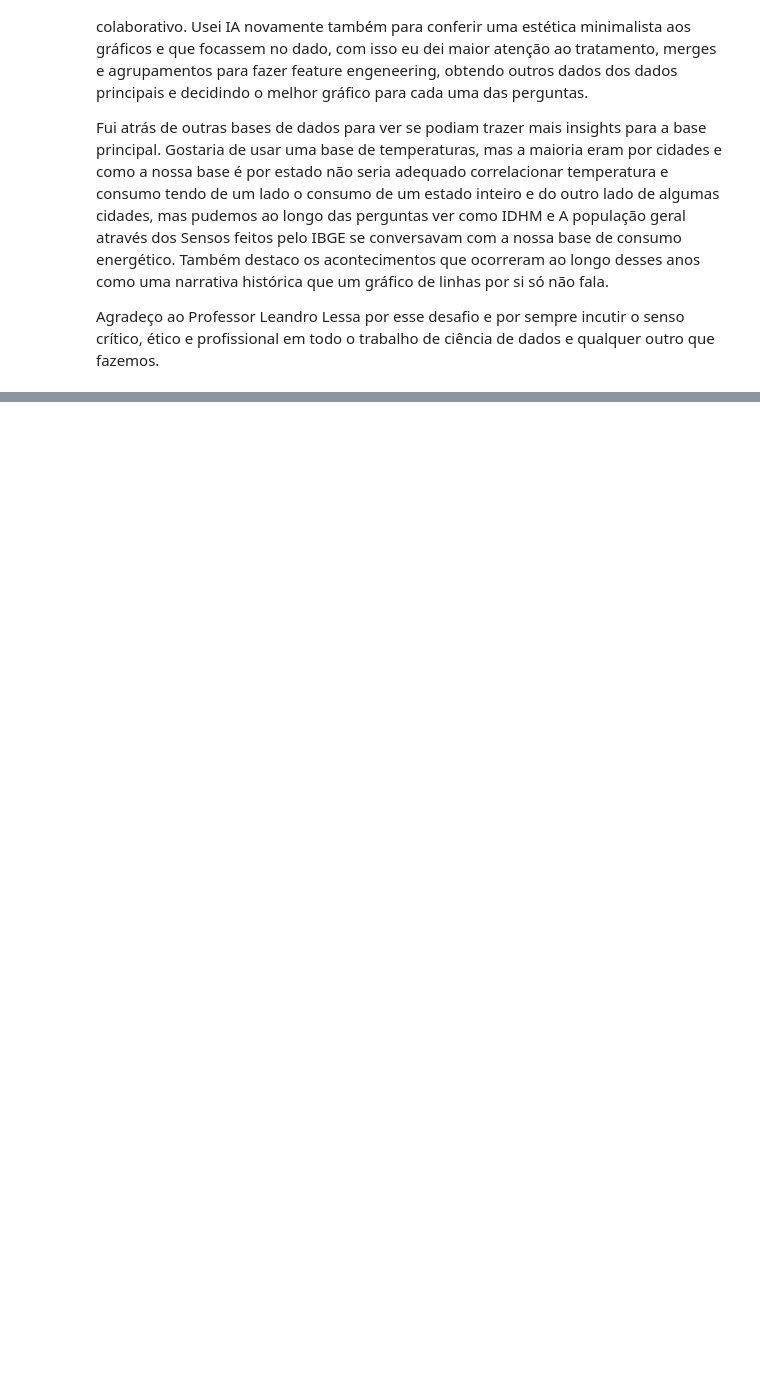
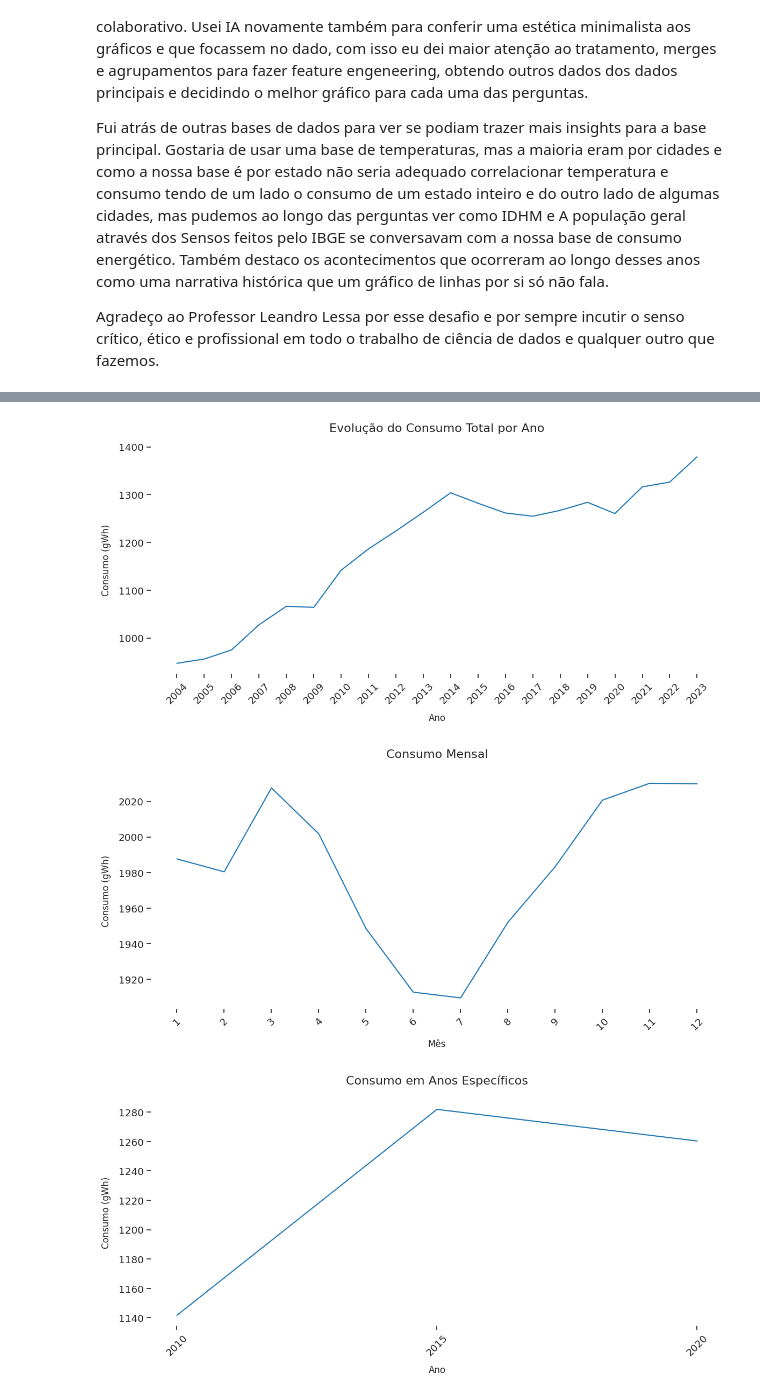
Before and after one commit to jorgelzsilva/projeto_consumo_energia, a Jupyter notebook: notebooks/desafio_final_jorge.ipynb, the cells around one changed output, grey strips where cells are left out. Saved outputs shown, nothing was run; the diff lists cells and outputs as text; code cells hidden in the pictures; blank space fills up the shorter version.

```diff
--- a/notebooks/desafio_final_jorge.ipynb
+++ b/notebooks/desafio_final_jorge.ipynb
@@ -1456,0 +1660,43 @@ Agradeço ao Professor Leandro Lessa por esse desafio e por sempre incutir o sen
+# %%
+# Gráfico por ano (padrão)
+fig_ano = grafico_linha(df, y_col='gWh',
+                        title='Evolução do Consumo Total por Ano',
+                        ylabel='Consumo (gWh)')
+
+# Gráfico por mês
+fig_mes = grafico_linha(df, y_col='gWh',
+                        title='Consumo Mensal',
+                        ylabel='Consumo (gWh)',
+                        x_axis='mes')
+
+# Gráfico para anos específicos
+fig_anos_especificos = grafico_linha(df, y_col='gWh',
+                                     title='Consumo em Anos Específicos',
+                                     ylabel='Consumo (gWh)',
+                                     x_filter=[2010, 2015, 2020])
+
+# Gráfico por estado
+fig_estado = grafico_linha(df, y_col='gWh',
+                           title='Consumo em São Paulo e Rio de Janeiro',
+                           ylabel='Consumo (gWh)',
+                           state_filter=['São Paulo', 'Rio de Janeiro'],
+                           hue='estado')
+
+# Gráfico por região usando média
+fig_regiao = grafico_linha(df, y_col='gWh',
+                           title='Consumo Médio por Região',
+                           ylabel='Consumo Médio (gWh)',
+                           region_filter=['Sudeste', 'Sul'],
+                           agg_func='mean',
+                           hue='regiao')
+
+# Salvar os gráficos
+fig_ano.savefig('consumo_anual.png', format='png', dpi=300, bbox_inches='tight')
+fig_mes.savefig('consumo_mensal.png', format='png', dpi=300, bbox_inches='tight')
+fig_anos_especificos.savefig('consumo_anos_especificos.png', format='png', dpi=300, bbox_inches='tight')
+fig_estado.savefig('consumo_sp_rj.png', format='png', dpi=300, bbox_inches='tight')
+fig_regiao.savefig('consumo_medio_regioes.png', format='png', dpi=300, bbox_inches='tight')
+# %% [output]
+[figure, added]
+[figure, added]
+[figure, added]
```
Also changed, not shown: parts of 9 cells of this notebook, 18 other files.
